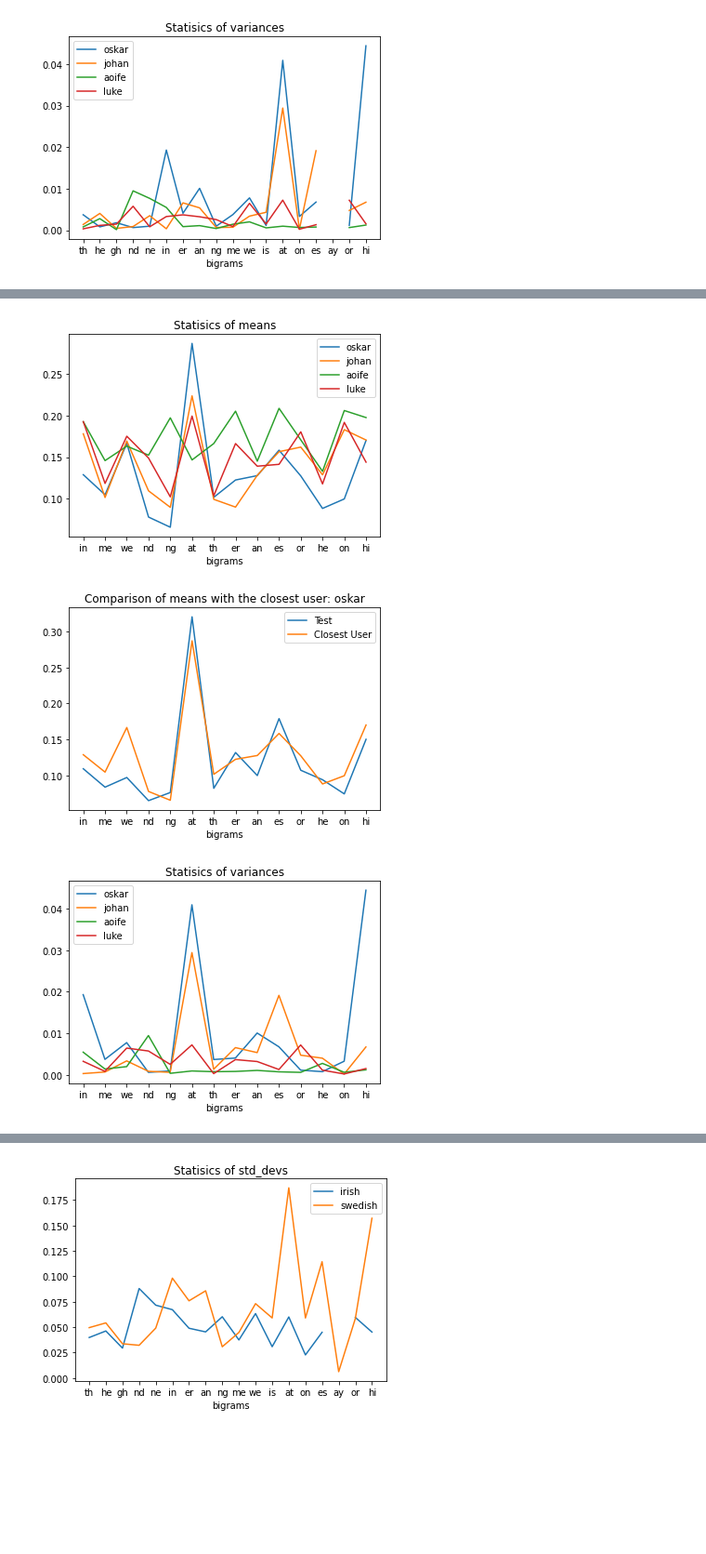
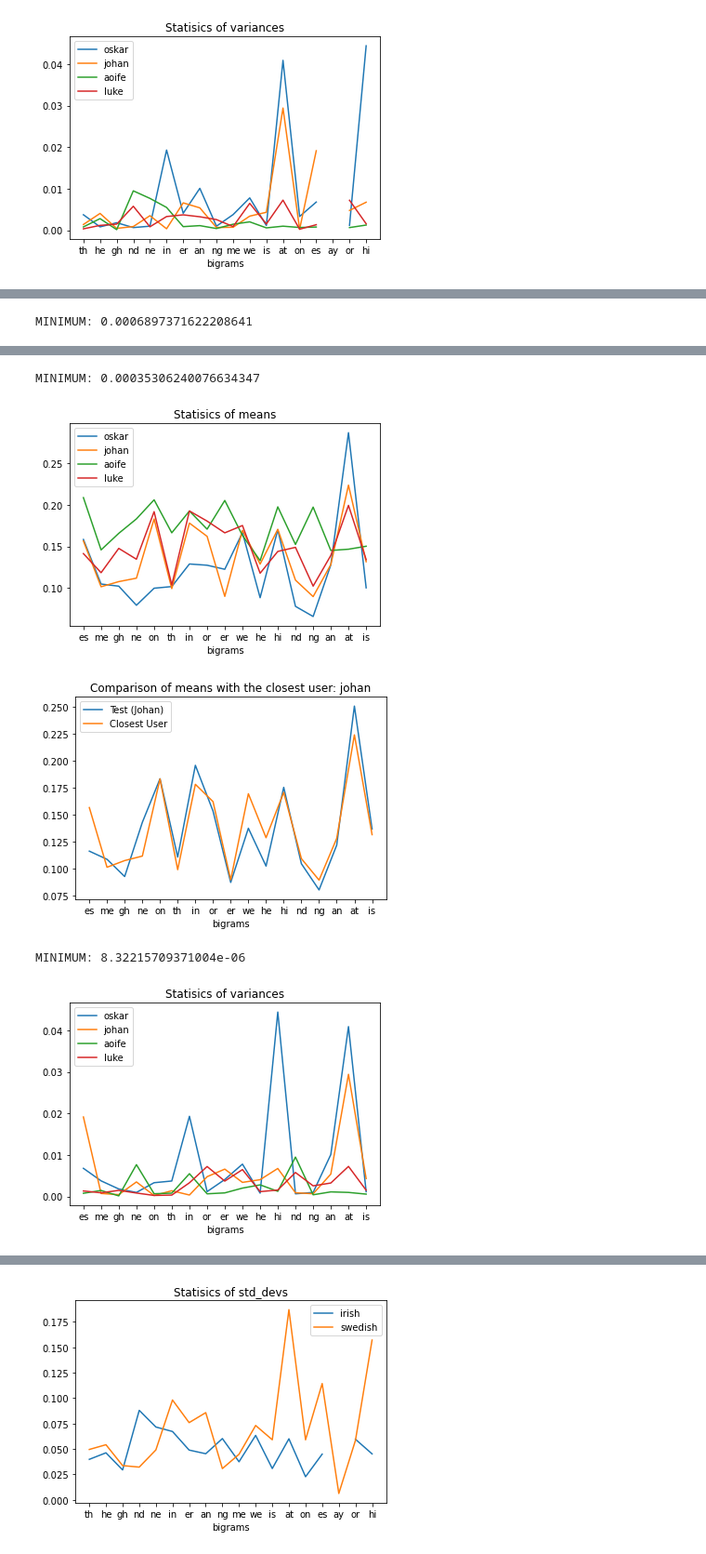
Before and after one commit to igoea20/keystrokeLogger, a Jupyter notebook: runner.ipynb, the cells around one changed output, grey strips where cells are left out. Shown at 93% size. Drawn from its saved outputs; the diff is of its cells as text; code cells hidden in the pictures; blank space fills up the shorter version.

Commit message:
Added aoife test file and notebook comments

```diff
--- a/runner.ipynb
+++ b/runner.ipynb
@@ -29,7 +38,7 @@ for key in stat_keys:
 MSE = {}
 closest_user = {'std_devs': '', 'means': '', 'variances': ''}
 
-test_results = get_pressed_data_diffs(bigrams, read_file('test'))
+test_results = get_pressed_data_diffs(bigrams, read_file('testJohan'))
 test_stats = get_stats(bigrams, test_results)
 test_bigrams = test_stats['present_bigrams']
 
@@ -56,3 +65,4 @@ for stat_key in stat_keys:
 	print_graph(results, stat_key, common_bigrams, users)
 	print_closest_user_graph(results, test_stats, closest_user[stat_key], stat_key, common_bigrams)
 # %% [output]
+MINIMUM: 0.0006897371622208641
@@ -61,3 +71,5 @@ for stat_key in stat_keys:
+MINIMUM: 0.00035306240076634347
-[figure, old version]
+[figure, new version]
-[figure, old version]
+[figure, new version]
+MINIMUM: 8.32215709371004e-06
-[figure, old version]
+[figure, new version]
```
Also changed, not shown: parts of 10 cells of this notebook, 2 other files.
